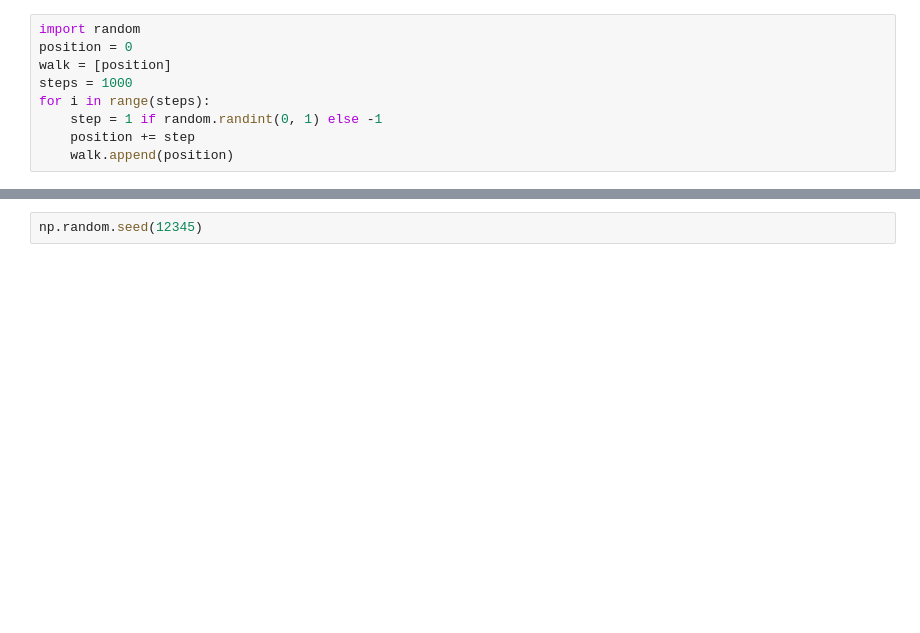
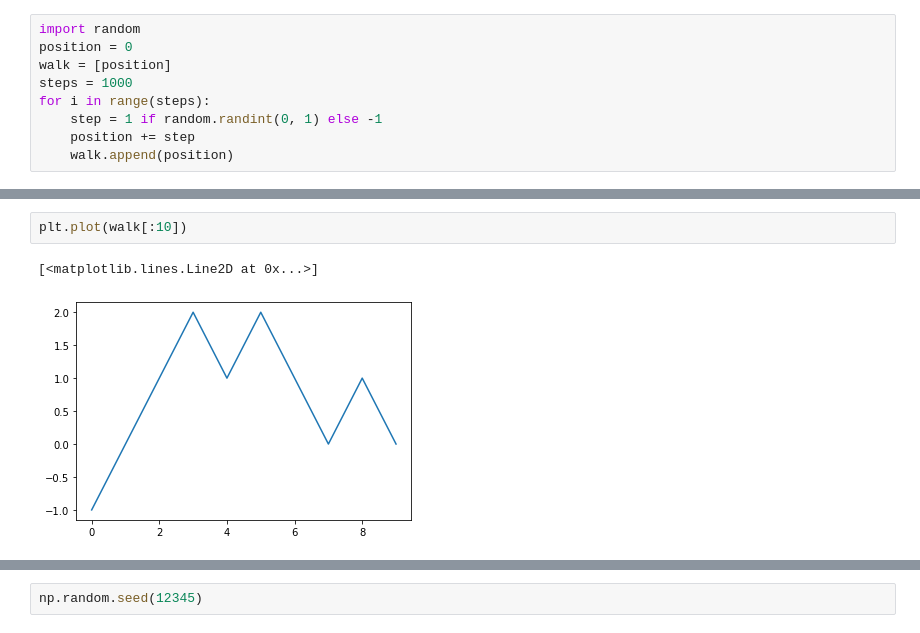
Before and after one commit to mujiatong/python-data-analysis, a Jupyter notebook: pydata-book-2nd-edition/ch04.ipynb, the cells around one changed output, grey strips where cells are left out. Saved outputs shown, nothing was run; the diff lists cells and outputs as text; blank space fills up the shorter version.

```diff
--- a/pydata-book-2nd-edition/ch04.ipynb
+++ b/pydata-book-2nd-edition/ch04.ipynb
@@ -1297,0 +1618,5 @@ plt.plot(walk[:100])
+# %%
+plt.plot(walk[:10])
+# %% [output]
+[<matplotlib.lines.Line2D at 0x...>]
+[figure, added]
```
Also changed, not shown: parts of 78 cells of this notebook, 4 other files.
